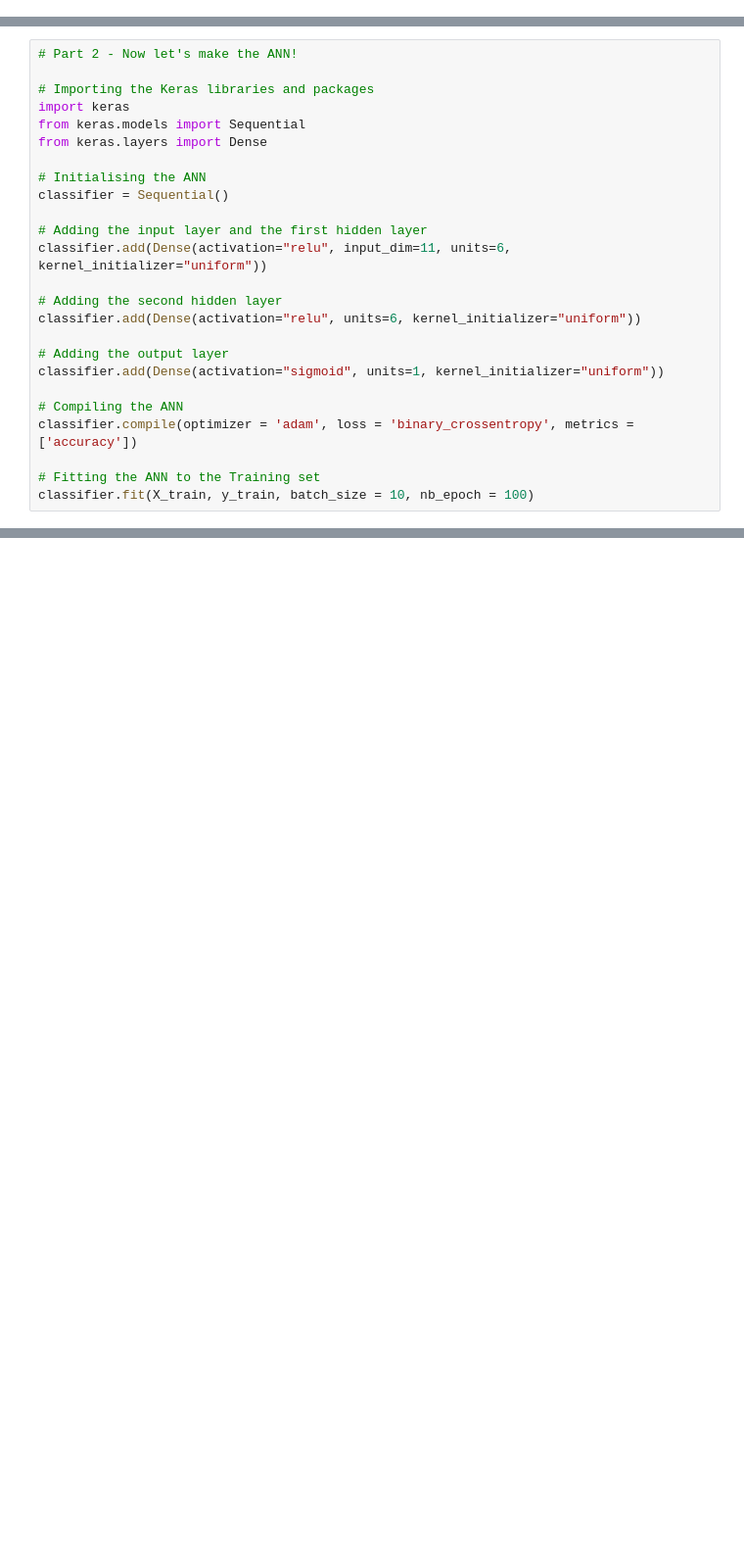
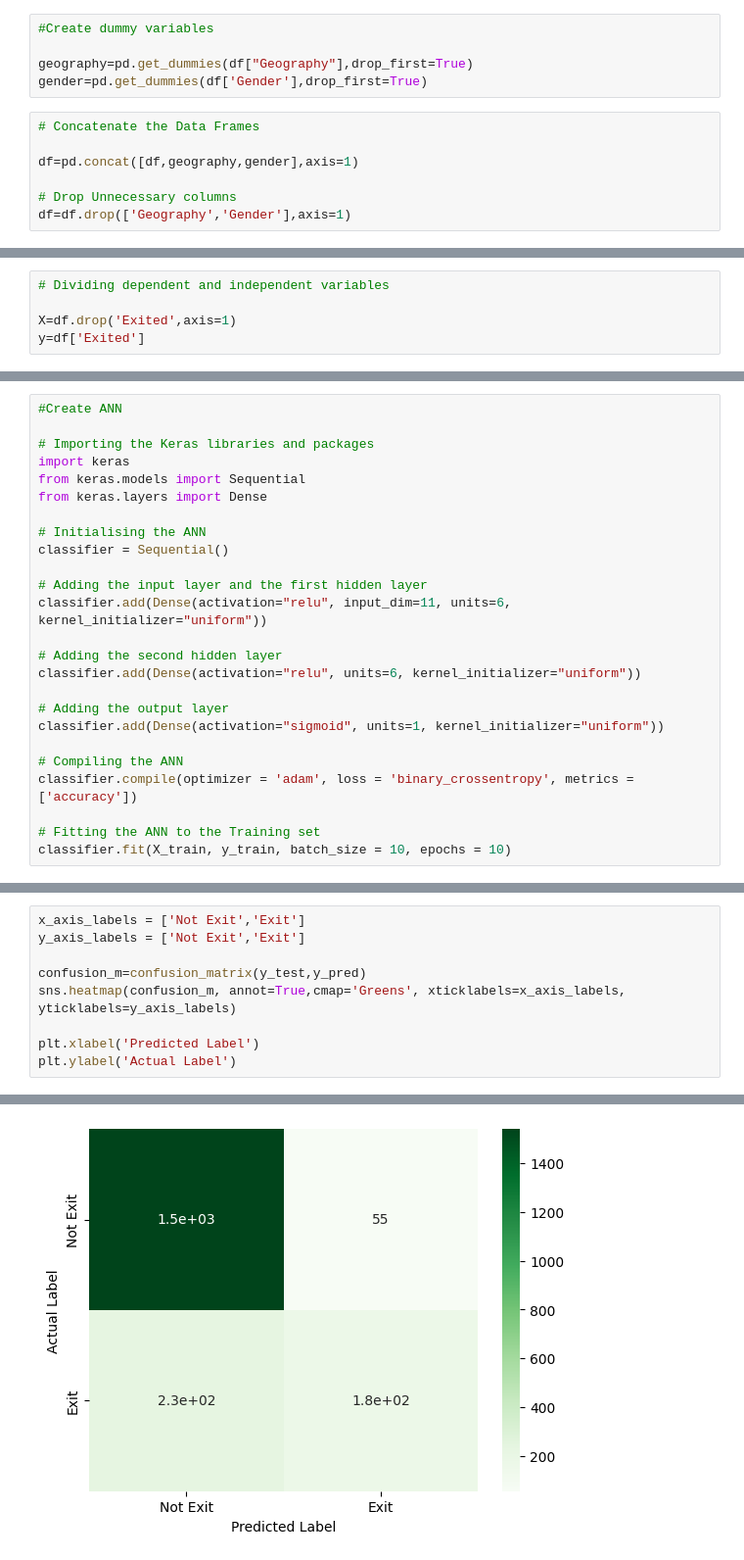
Before and after one commit to asif851/For-Students, a Jupyter notebook: customer_churn.ipynb, the cells around one changed output, grey strips where cells are left out. Shown: that part at 98% size. Saved outputs shown, nothing was run; the diff lists cells and outputs as text; blank space fills up the shorter version.

```diff
--- a/customer_churn.ipynb
+++ b/customer_churn.ipynb
@@ -38,0 +23,12 @@ IndexError: only integers, slices (`:`), ellipsis (`...`), numpy.newaxis (`None`
+# %%
+#Create dummy variables
+
+geography=pd.get_dummies(df["Geography"],drop_first=True)
+gender=pd.get_dummies(df['Gender'],drop_first=True)
+# %%
+# Concatenate the Data Frames
+
+df=pd.concat([df,geography,gender],axis=1)
+
+# Drop Unnecessary columns
+df=df.drop(['Geography','Gender'],axis=1)
@@ -38,0 +50,5 @@ IndexError: only integers, slices (`:`), ellipsis (`...`), numpy.newaxis (`None`
+# %%
+# Dividing dependent and independent variables
+
+X=df.drop('Exited',axis=1)
+y=df['Exited']
@@ -47,7 +77,7 @@ sc = StandardScaler()
 X_train = sc.fit_transform(X_train)
 X_test = sc.transform(X_test)
 # %%
-# Part 2 - Now let's make the ANN!
+#Create ANN
 
 # Importing the Keras libraries and packages
 import keras
@@ -70,4 +100,4 @@ classifier.add(Dense(activation="sigmoid", units=1, kernel_initializer="uniform"
 classifier.compile(optimizer = 'adam', loss = 'binary_crossentropy', metrics = ['accuracy'])
 
 # Fitting the ANN to the Training set
-classifier.fit(X_train, y_train, batch_size = 10, nb_epoch = 100)
+classifier.fit(X_train, y_train, batch_size = 10, epochs = 10)
@@ -86,0 +167,10 @@ NameError: name 'classifier' is not defined
+# %%
+x_axis_labels = ['Not Exit','Exit']
+y_axis_labels = ['Not Exit','Exit']
+
+confusion_m=confusion_matrix(y_test,y_pred)
+sns.heatmap(confusion_m, annot=True,cmap='Greens', xticklabels=x_axis_labels, yticklabels=y_axis_labels)
+
+plt.xlabel('Predicted Label')
+plt.ylabel('Actual Label')
+# %% [output]
@@ -86,0 +178 @@ NameError: name 'classifier' is not defined
+[figure, added]
```
Also changed, not shown: parts of 15 cells of this notebook.
